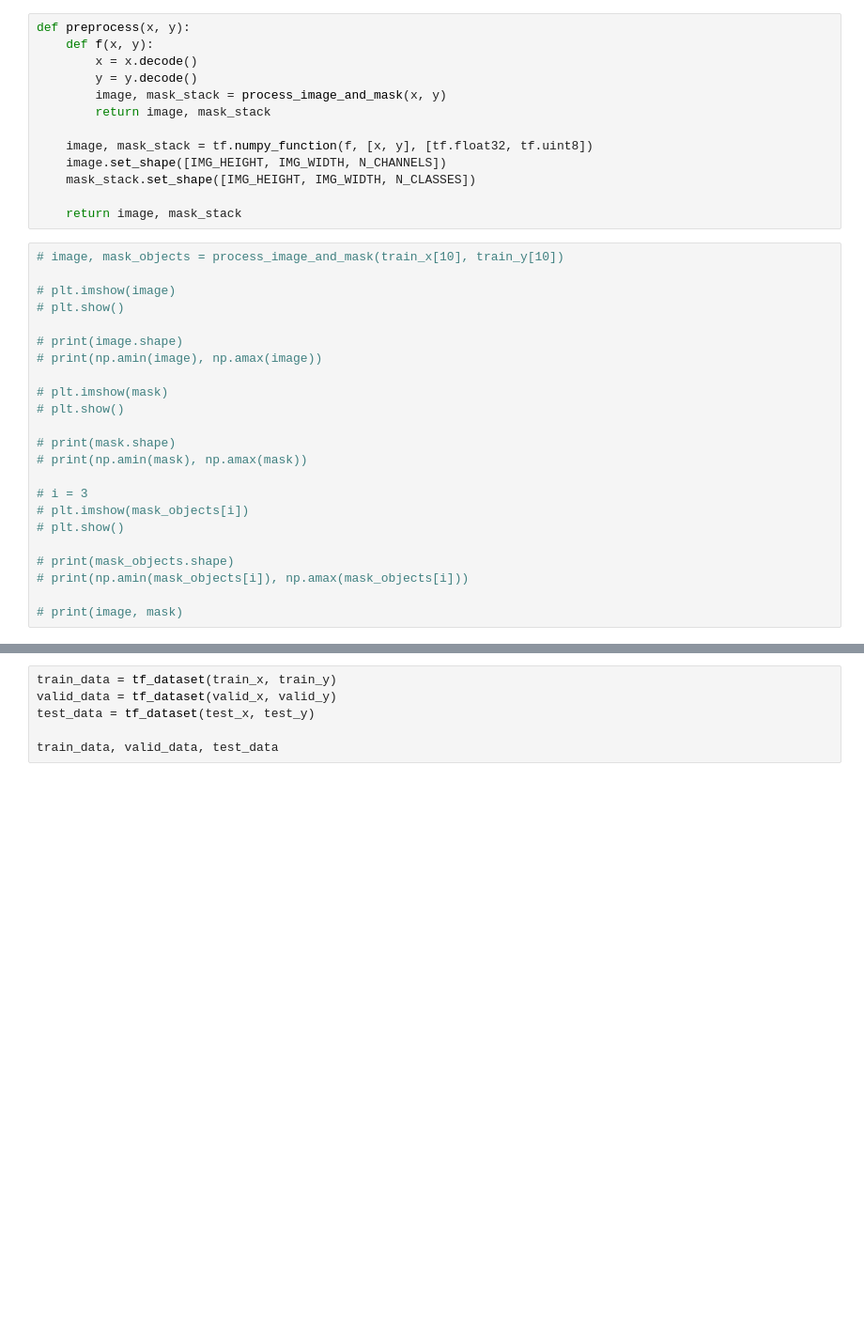
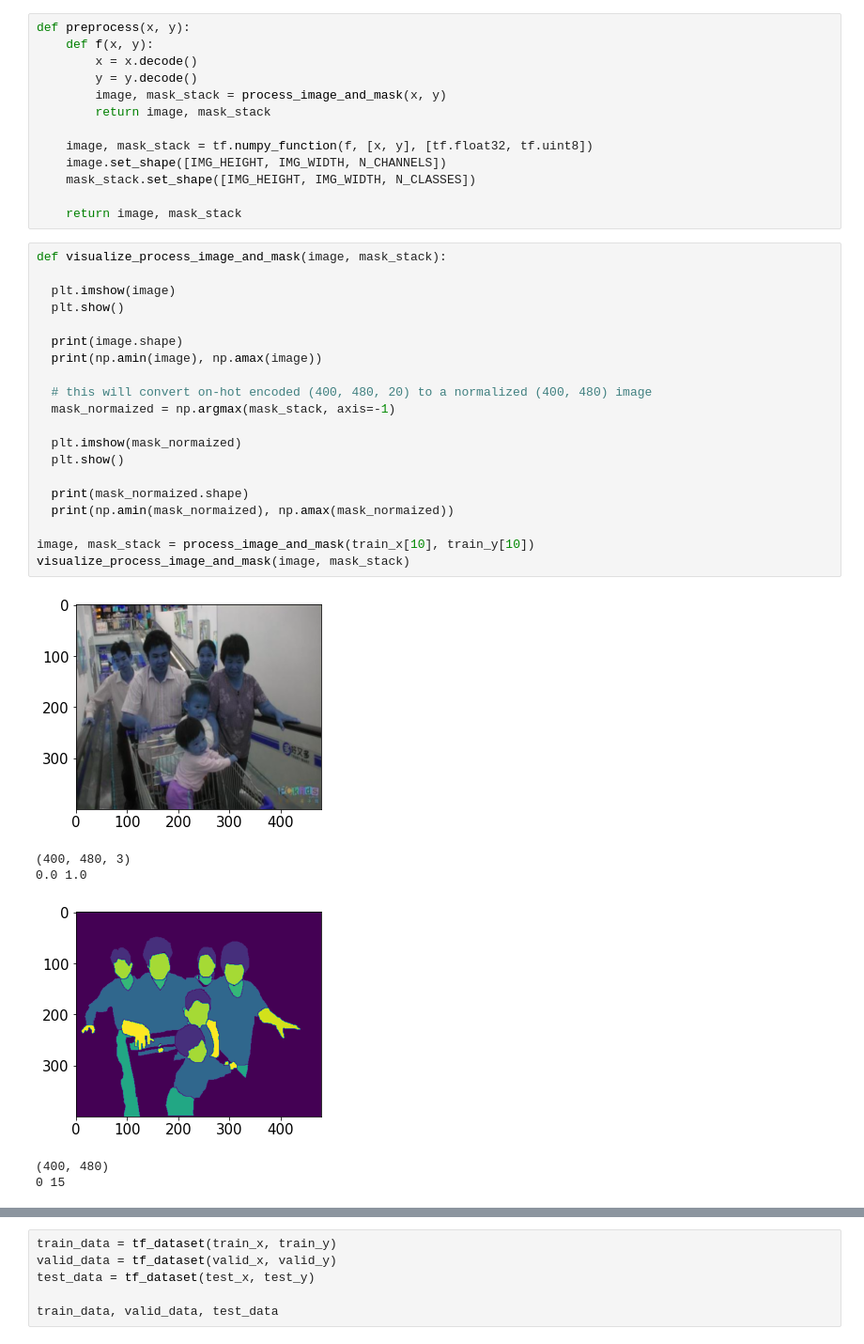
Before and after one commit to Junaidhassan99/FYP, a Jupyter notebook: fyp_01_junaid.ipynb, the cells around one changed output, grey strips where cells are left out. Shown at 94% size. Saved outputs shown, nothing was run; the diff lists cells and outputs as text; blank space fills up the shorter version.

```diff
--- a/fyp_01_junaid.ipynb
+++ b/fyp_01_junaid.ipynb
@@ -912,29 +931,33 @@ def preprocess(x, y):
     mask_stack.set_shape([IMG_HEIGHT, IMG_WIDTH, N_CLASSES])
 
     return image, mask_stack
-# %%
-# image, mask_objects = process_image_and_mask(train_x[10], train_y[10])
-
-# plt.imshow(image)
-# plt.show()
-
-# print(image.shape)
-# print(np.amin(image), np.amax(image))
-
-# plt.imshow(mask)
-# plt.show()
-
-# print(mask.shape)
-# print(np.amin(mask), np.amax(mask))
-
-# i = 3
-# plt.imshow(mask_objects[i])
-# plt.show()
-
-# print(mask_objects.shape)
-# print(np.amin(mask_objects[i]), np.amax(mask_objects[i]))
-
-# print(image, mask)
+# %%
+def visualize_process_image_and_mask(image, mask_stack):
+
+  plt.imshow(image)
+  plt.show()
+
+  print(image.shape)
+  print(np.amin(image), np.amax(image))
+
+  # this will convert on-hot encoded (400, 480, 20) to a normalized (400, 480) image
+  mask_normaized = np.argmax(mask_stack, axis=-1)
+
+  plt.imshow(mask_normaized)
+  plt.show()
+
+  print(mask_normaized.shape)
+  print(np.amin(mask_normaized), np.amax(mask_normaized))
+
+image, mask_stack = process_image_and_mask(train_x[10], train_y[10])
+visualize_process_image_and_mask(image, mask_stack)
+# %% [output]
+[figure, added]
+(400, 480, 3)
+0.0 1.0
+[figure, added]
+(400, 480)
+0 15
 # %%
 # create the pipeline
 
```
Also changed, not shown: parts of 35 cells of this notebook, 1 other file.
